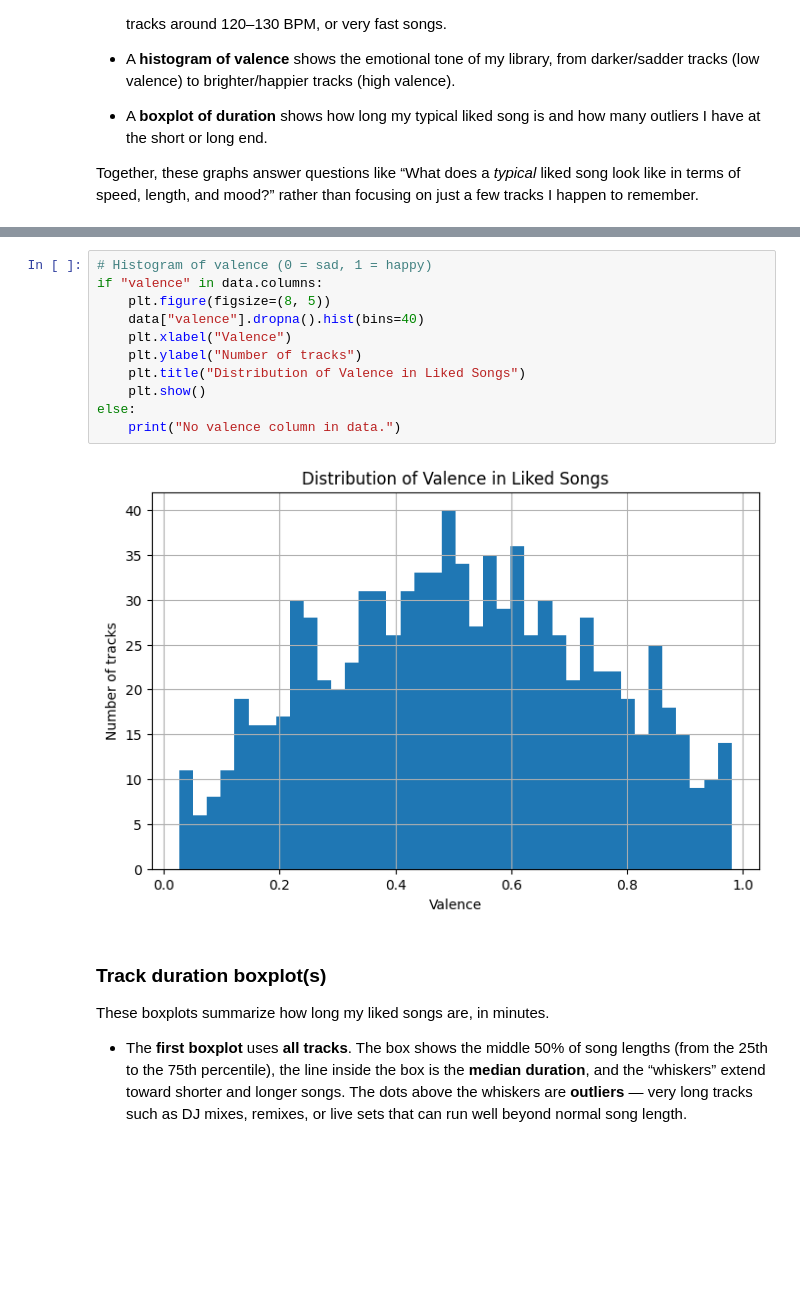
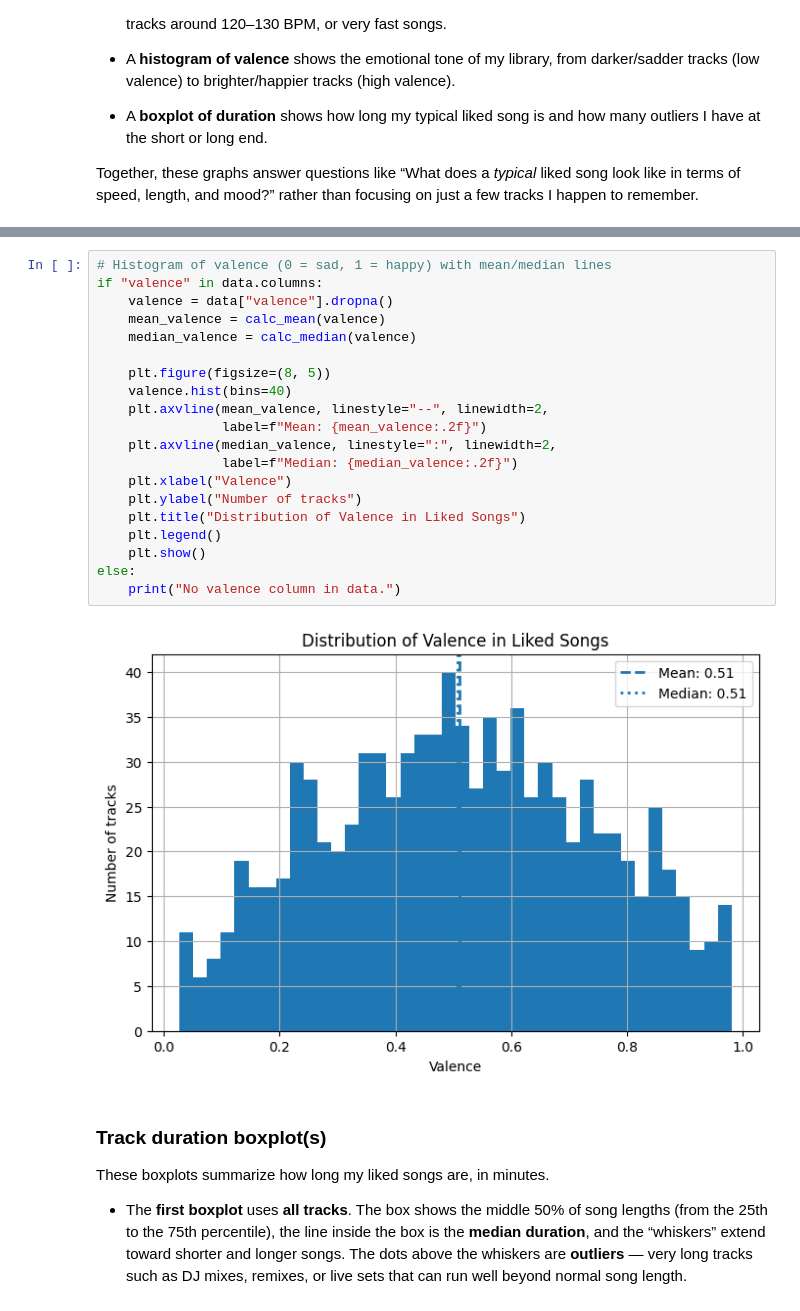
Before and after one commit to TMM1003/CSC105_Final_Project, a Jupyter notebook: song_analysis.ipynb, the cells around one changed output, grey strips where cells are left out. Drawn from its saved outputs; the diff is of its cells as text; blank space fills up the shorter version.

```diff
--- a/song_analysis.ipynb
+++ b/song_analysis.ipynb
@@ -267,16 +291,25 @@ else:
 # %%
-# Histogram of valence (0 = sad, 1 = happy)
+# Histogram of valence (0 = sad, 1 = happy) with mean/median lines
 if "valence" in data.columns:
+    valence = data["valence"].dropna()
+    mean_valence = calc_mean(valence)
+    median_valence = calc_median(valence)
+
     plt.figure(figsize=(8, 5))
-    data["valence"].dropna().hist(bins=40)
+    valence.hist(bins=40)
+    plt.axvline(mean_valence, linestyle="--", linewidth=2,
+                label=f"Mean: {mean_valence:.2f}")
+    plt.axvline(median_valence, linestyle=":", linewidth=2,
+                label=f"Median: {median_valence:.2f}")
     plt.xlabel("Valence")
     plt.ylabel("Number of tracks")
     plt.title("Distribution of Valence in Liked Songs")
+    plt.legend()
     plt.show()
 else:
     print("No valence column in data.")
 # %% [output]
-[figure, old version]
+[figure, new version]
 # %% [markdown]
 ### Track duration boxplot(s)
 
```
Also changed, not shown: parts of 7 cells of this notebook.
